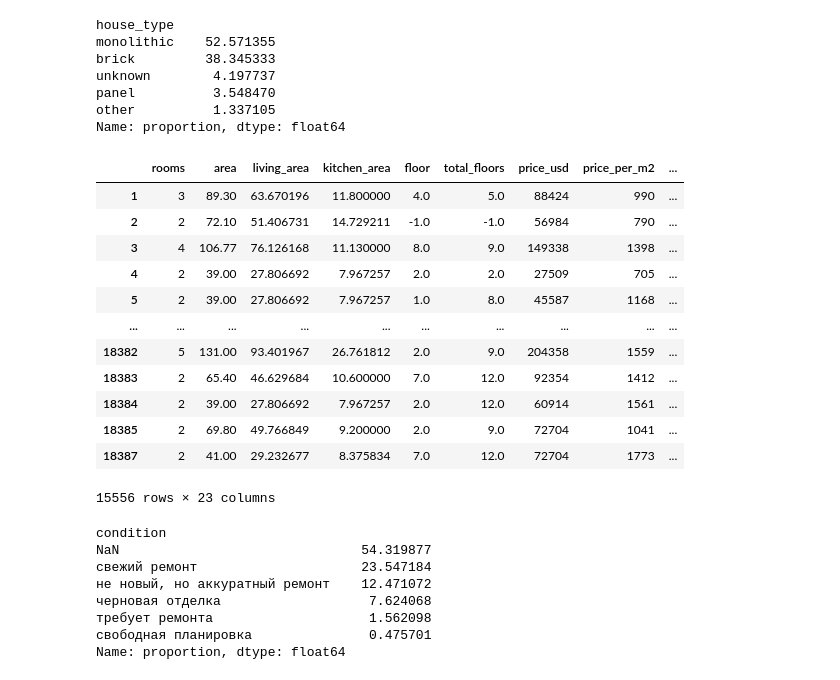
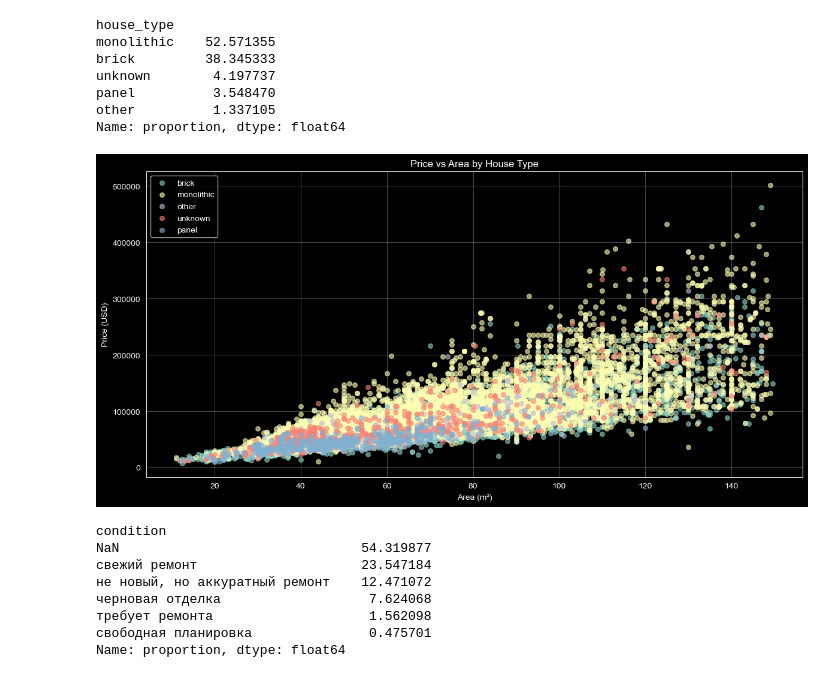
Before and after one commit to slavakursca/machine-learning-zoomcamp, a Jupyter notebook: capstone_2/eda-cleaning.ipynb, the cells around one changed output. Saved outputs shown, nothing was run; the diff lists cells and outputs as text; code cells hidden in the pictures.

```diff
--- a/capstone_2/eda-cleaning.ipynb
+++ b/capstone_2/eda-cleaning.ipynb
@@ -279,21 +268,20 @@ panel          3.548470
 other          1.337105
 Name: proportion, dtype: float64
 # %%
-df
+plt.figure(figsize=(12, 6))
+for house_type in df['house_type'].unique():
+    subset = df[df['house_type'] == house_type]
+    plt.scatter(subset['area'], subset['price_usd'],
+                label=house_type, alpha=0.6, s=30)
+plt.xlabel('Area (m²)')
+plt.ylabel('Price (USD)')
+plt.title('Price vs Area by House Type')
+plt.legend()
+plt.grid(True, alpha=0.3)
+plt.tight_layout()
+plt.show()
 # %% [output]
-|  | rooms | area | living_area | kitchen_area | floor | total_floors | price_usd | price_per_m2 | ... |
-| 1 | 3 | 89.30 | 63.670196 | 11.800000 | 4.0 | 5.0 | 88424 | 990 | ... |
-| 2 | 2 | 72.10 | 51.406731 | 14.729211 | -1.0 | -1.0 | 56984 | 790 | ... |
-| 3 | 4 | 106.77 | 76.126168 | 11.130000 | 8.0 | 9.0 | 149338 | 1398 | ... |
-| 4 | 2 | 39.00 | 27.806692 | 7.967257 | 2.0 | 2.0 | 27509 | 705 | ... |
-| 5 | 2 | 39.00 | 27.806692 | 7.967257 | 1.0 | 8.0 | 45587 | 1168 | ... |
-| ... | ... | ... | ... | ... | ... | ... | ... | ... | ... |
-| 18382 | 5 | 131.00 | 93.401967 | 26.761812 | 2.0 | 9.0 | 204358 | 1559 | ... |
-| 18383 | 2 | 65.40 | 46.629684 | 10.600000 | 7.0 | 12.0 | 92354 | 1412 | ... |
-| 18384 | 2 | 39.00 | 27.806692 | 7.967257 | 2.0 | 12.0 | 60914 | 1561 | ... |
-| 18385 | 2 | 69.80 | 49.766849 | 9.200000 | 2.0 | 9.0 | 72704 | 1041 | ... |
-| 18387 | 2 | 41.00 | 29.232677 | 8.375834 | 7.0 | 12.0 | 72704 | 1773 | ... |
-15556 rows × 23 columns
+[figure, added]
 # %%
 df['condition'].value_counts(normalize=True, dropna=False) * 100
 # %% [output]
```
Also changed, not shown: parts of 9 cells of this notebook.
